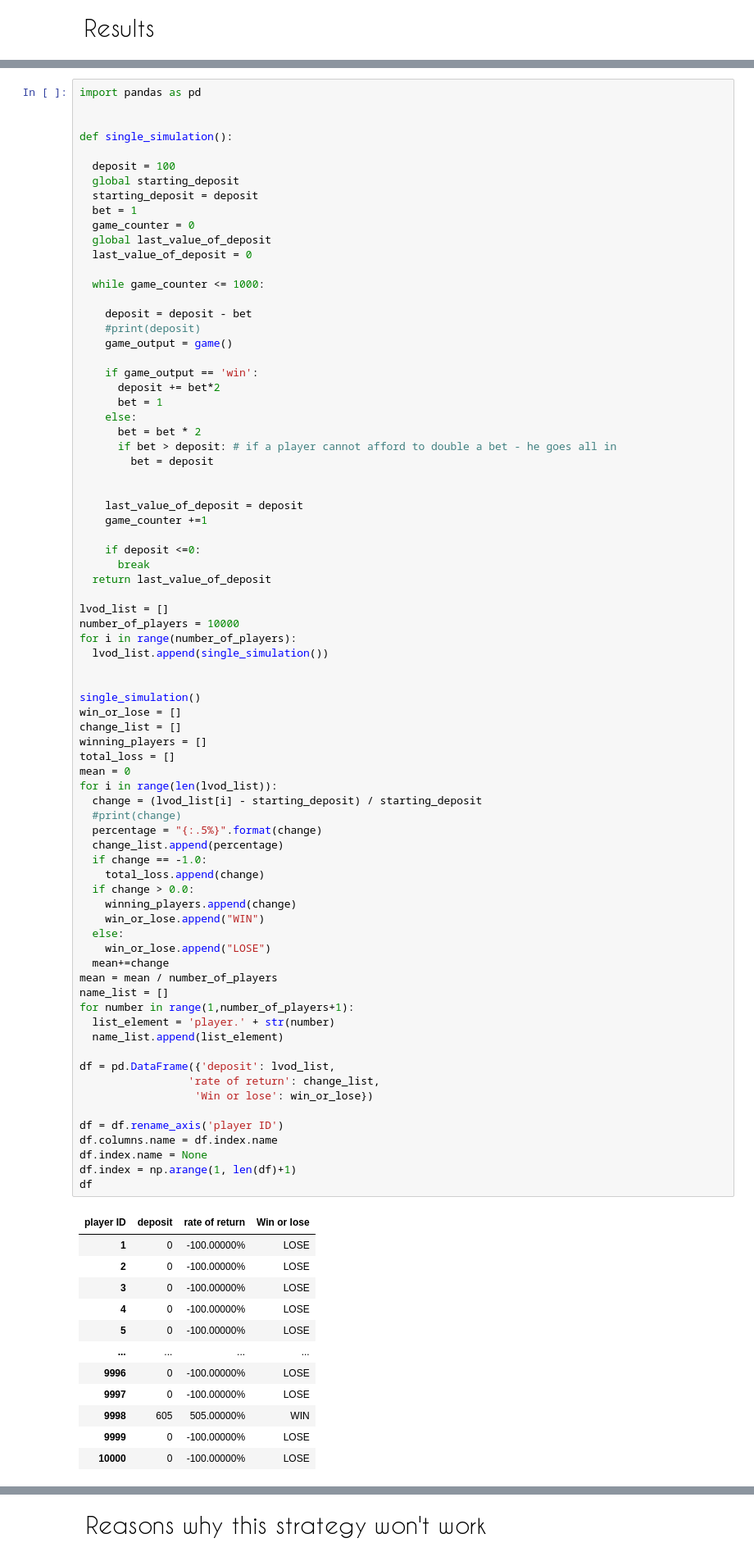
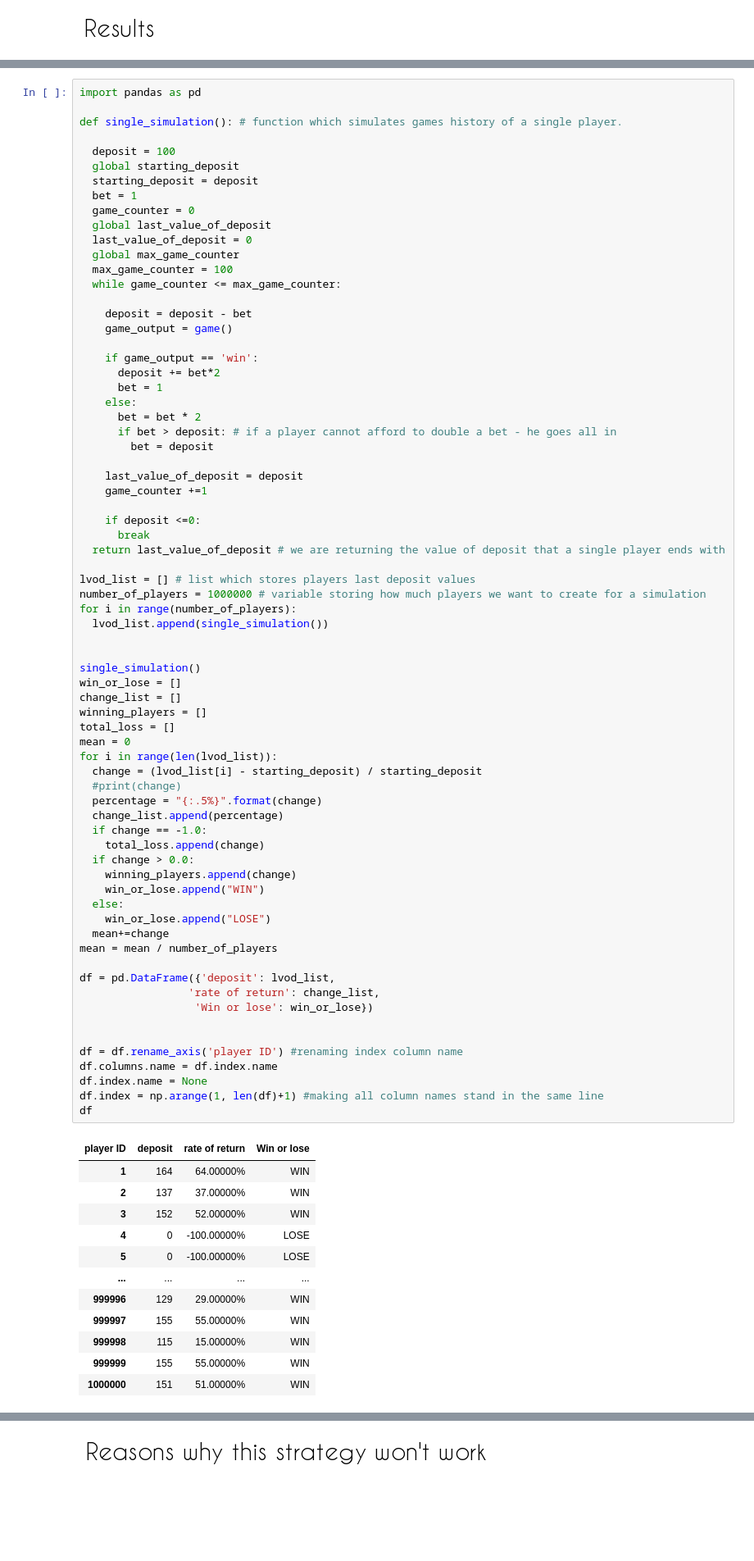
Before and after one commit to AdamSikorski/The-Martingale-betting-system, a Jupyter notebook: Martingale_system.ipynb, the cells around one changed output, grey strips where cells are left out. Shown at 82% size. Cells and saved outputs as stored; diff of their text form; blank space fills up the shorter version.

```diff
--- a/Martingale_system.ipynb
+++ b/Martingale_system.ipynb
@@ -103,8 +107,7 @@ If a player have more money at the end than a starting deposit - then we conside
 # %%
 import pandas as pd
 
-
-def single_simulation():
+def single_simulation(): # function which simulates games history of a single player.
 
   deposit = 100
   global starting_deposit
@@ -113,11 +116,11 @@ def single_simulation():
   game_counter = 0
   global last_value_of_deposit
   last_value_of_deposit = 0
-
-  while game_counter <= 1000:
+  global max_game_counter
+  max_game_counter = 100
+  while game_counter <= max_game_counter:
 
     deposit = deposit - bet
-    #print(deposit)
     game_output = game()
 
     if game_output == 'win':
@@ -128,16 +131,15 @@ def single_simulation():
       if bet > deposit: # if a player cannot afford to double a bet - he goes all in
         bet = deposit
 
-
     last_value_of_deposit = deposit
     game_counter +=1
 
     if deposit <=0:
       break
-  return last_value_of_deposit
+  return last_value_of_deposit # we are returning the value of deposit that a single player ends with
 
-lvod_list = []
-number_of_players = 10000
+lvod_list = [] # list which stores players last deposit values
+number_of_players = 1000000 # variable storing how much players we want to create for a simulation
 for i in range(number_of_players):
   lvod_list.append(single_simulation())
 
@@ -145,47 +147,44 @@ for i in range(number_of_players):
 single_simulation()
 win_or_lose = []
 change_list = []
 winning_players = []
 total_loss = []
 mean = 0
 for i in range(len(lvod_list)):
   change = (lvod_list[i] - starting_deposit) / starting_deposit
   #print(change)
   percentage = "{:.5%}".format(change)
   change_list.append(percentage)
   if change == -1.0:
     total_loss.append(change)
   if change > 0.0:
     winning_players.append(change)
     win_or_lose.append("WIN")
   else:
     win_or_lose.append("LOSE")
   mean+=change
 mean = mean / number_of_players
-name_list = []
-for number in range(1,number_of_players+1):
-  list_element = 'player.' + str(number)
-  name_list.append(list_element)
 
 df = pd.DataFrame({'deposit': lvod_list,
                  'rate of return': change_list,
                   'Win or lose': win_or_lose})
 
-df = df.rename_axis('player ID')
+
+df = df.rename_axis('player ID') #renaming index column name
 df.columns.name = df.index.name
 df.index.name = None
-df.index = np.arange(1, len(df)+1)
+df.index = np.arange(1, len(df)+1) #making all column names stand in the same line
 df
 # %% [output]
 | player ID | deposit | rate of return | Win or lose |
-| 1 | 0 | -100.00000% | LOSE |
-| 2 | 0 | -100.00000% | LOSE |
-| 3 | 0 | -100.00000% | LOSE |
+| 1 | 164 | 64.00000% | WIN |
+| 2 | 137 | 37.00000% | WIN |
+| 3 | 152 | 52.00000% | WIN |
 | 4 | 0 | -100.00000% | LOSE |
 | 5 | 0 | -100.00000% | LOSE |
 | ... | ... | ... | ... |
-| 9996 | 0 | -100.00000% | LOSE |
-| 9997 | 0 | -100.00000% | LOSE |
-| 9998 | 605 | 505.00000% | WIN |
-| 9999 | 0 | -100.00000% | LOSE |
-| 10000 | 0 | -100.00000% | LOSE |
+| 999996 | 129 | 29.00000% | WIN |
+| 999997 | 155 | 55.00000% | WIN |
+| 999998 | 115 | 15.00000% | WIN |
+| 999999 | 155 | 55.00000% | WIN |
+| 1000000 | 151 | 51.00000% | WIN |
```
Also changed, not shown: parts of 9 cells of this notebook.
